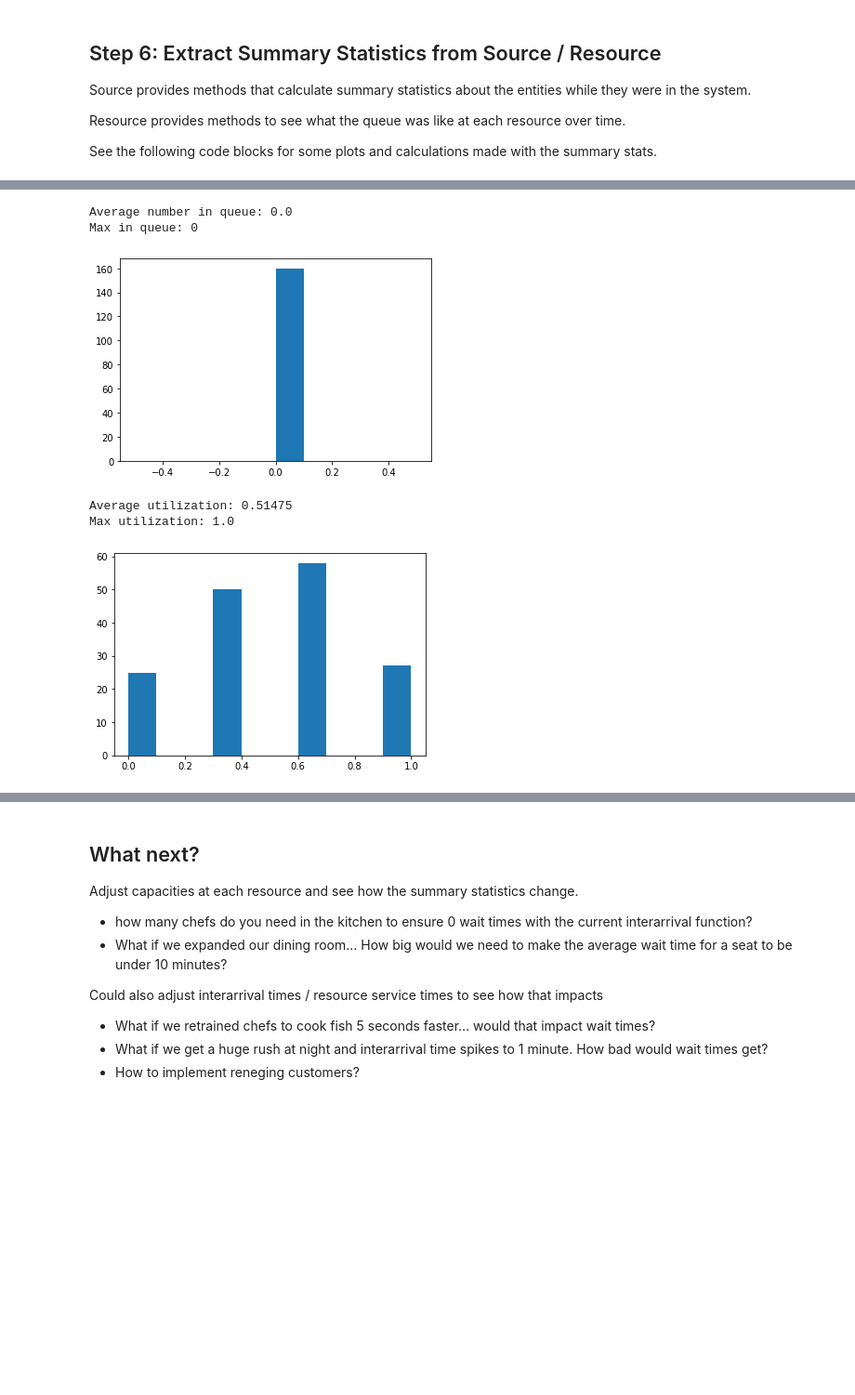
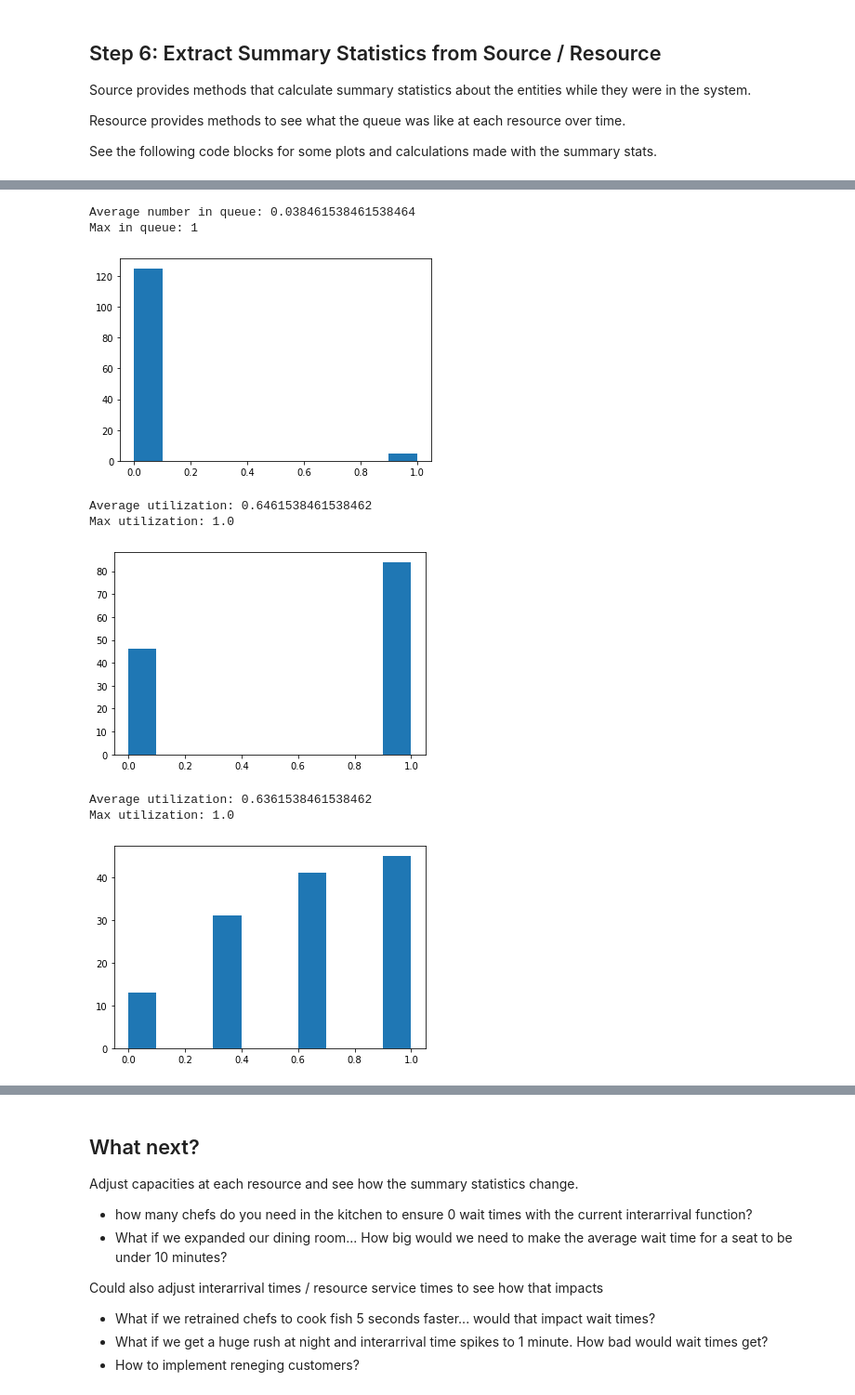
Before and after one commit to ddedde/36109, a Jupyter notebook: simpy/Multi_Resource_Sim.ipynb, the cells around one changed output, grey strips where cells are left out. Shown at 93% size. Drawn from its saved outputs; the diff is of its cells as text; code cells hidden in the pictures; blank space fills up the shorter version.

```diff
--- a/simpy/Multi_Resource_Sim.ipynb
+++ b/simpy/Multi_Resource_Sim.ipynb
@@ -249,19 +241,33 @@ Max in queue: 1
 # %%
+queue_over_time_dining_room = dining_room.queue_size_over_time() # sample queue length
+
 plt.hist(queue_over_time_dining_room)
 print(f"Average number in queue: {np.mean(queue_over_time_dining_room)}")
 print(f"Max in queue: {np.max(queue_over_time_dining_room)}")
 # %% [output]
-Average number in queue: 0.0
-Max in queue: 0
+Average number in queue: 0.038461538461538464
+Max in queue: 1
-[figure, old version]
+[figure, new version]
+# %%
+utilization_over_time_kitchen = kitchen.utilization_over_time()
+
+plt.hist(utilization_over_time_kitchen)
+print(f"Average utilization: {np.mean(utilization_over_time_kitchen)}")
+print(f"Max utilization: {np.max(utilization_over_time_kitchen)}")
+# %% [output]
+Average utilization: 0.6461538461538462
+Max utilization: 1.0
+[figure, added]
 # %%
+utilization_over_time_dining_room = dining_room.utilization_over_time()
+
 plt.hist(utilization_over_time_dining_room)
 print(f"Average utilization: {np.mean(utilization_over_time_dining_room)}")
 print(f"Max utilization: {np.max(utilization_over_time_dining_room)}")
 # %% [output]
-Average utilization: 0.51475
+Average utilization: 0.6361538461538462
 Max utilization: 1.0
-[figure, old version]
+[figure, new version]
 # %%
 print(f"max system time {np.max(system_time)}")
 # 50th percentile, or median
```
Also changed, not shown: parts of 9 cells of this notebook, 1 other file.
